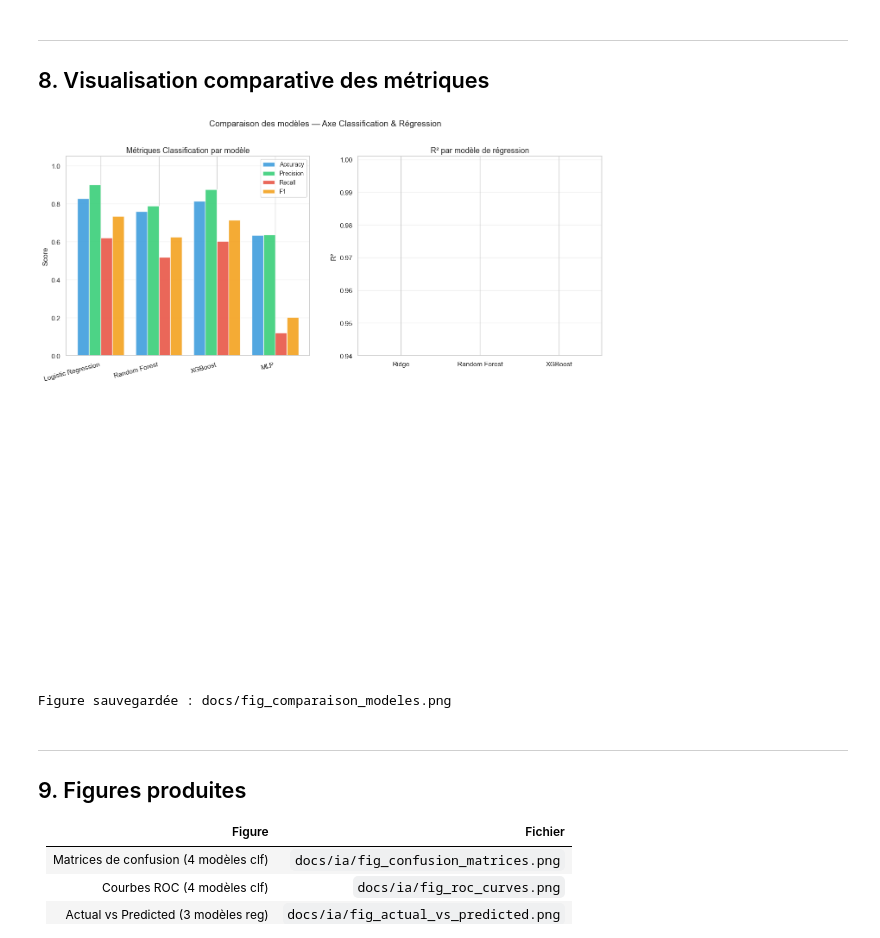
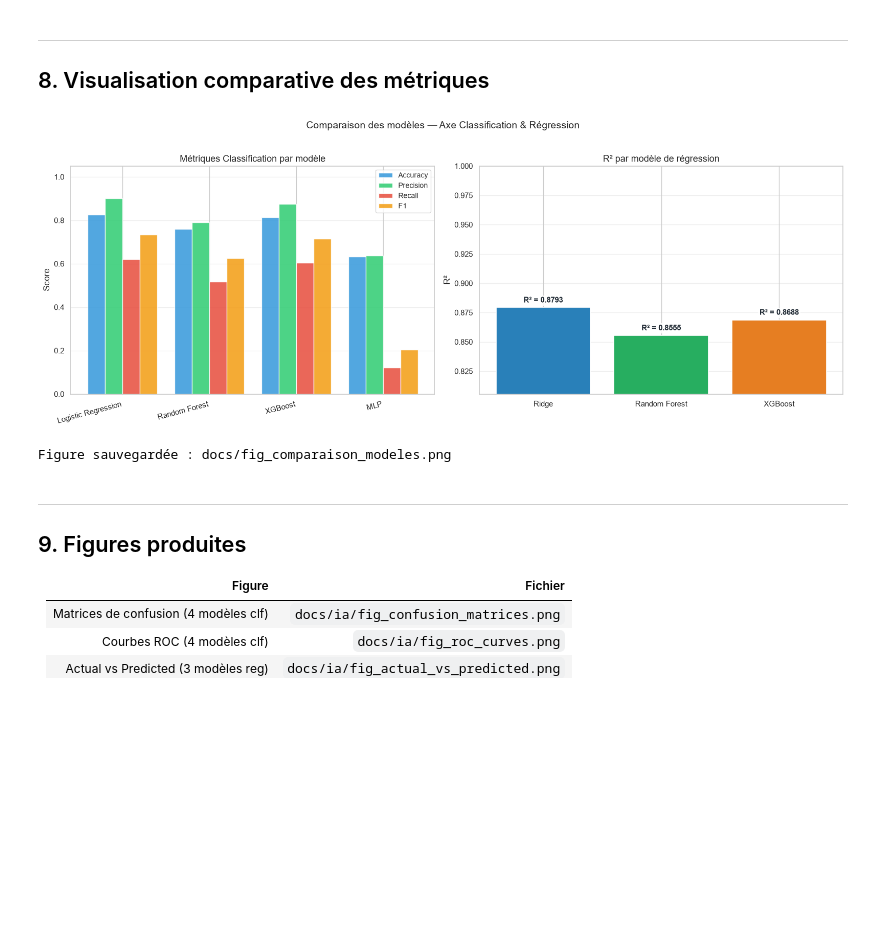
Before and after one commit to Oggye/MSPR_1_B1, a Jupyter notebook: ia/src/ml/notebooks/02_evaluation.ipynb, the cells around one changed output. Saved outputs shown, nothing was run; the diff lists cells and outputs as text; code cells hidden in the pictures; blank space fills up the shorter version.

```diff
--- a/ia/src/ml/notebooks/02_evaluation.ipynb
+++ b/ia/src/ml/notebooks/02_evaluation.ipynb
@@ -394,39 +363,53 @@ palette = ["#3498db", "#2ecc71", "#e74c3c", "#f39c12"]
 for i, (metric, color) in enumerate(zip(metrics_clf, palette)):
     values = [clf_metrics_map[m][metric.lower()] for m in models_clf]
     axes[0].bar(x + i * width, values, width, label=metric, color=color, alpha=0.85)
 
 axes[0].set_xticks(x + width * 1.5)
 axes[0].set_xticklabels(models_clf, rotation=15, ha="right")
 axes[0].set_ylim(0, 1.05)
 axes[0].set_title("Métriques Classification par modèle", fontsize=13)
 axes[0].set_ylabel("Score")
 axes[0].legend(fontsize=10)
 axes[0].grid(True, axis="y", alpha=0.3)
 
 # --- Régression : barplot R² ---
 models_reg = list(reg_metrics_map.keys())
 r2_values  = [reg_metrics_map[m]["r2"] for m in models_reg]
 colors_r2  = ["#2980b9", "#27ae60", "#e67e22"]
 
 bars = axes[1].bar(models_reg, r2_values, color=colors_r2, edgecolor="white", linewidth=1.2)
+
+r2_min, r2_max = min(r2_values), max(r2_values)
+y_min = min(0, r2_min - 0.05) if r2_min < 0 else max(0, r2_min - 0.05)
+y_max = max(1.0, r2_max + 0.03)
+
+axes[1].set_ylim(y_min, y_max)
+label_offset = (y_max - y_min) * 0.015
+
 for bar, val in zip(bars, r2_values):
-    axes[1].text(bar.get_x() + bar.get_width()/2,
-                 bar.get_height() - 0.01,
-                 f"{val:.4f}", ha="center", va="top",
-                 fontsize=11, fontweight="bold", color="white")
-axes[1].set_ylim(0.94, 1.001)
+    axes[1].text(
+        bar.get_x() + bar.get_width() / 2,
+        val + label_offset,
+        f"R² = {val:.4f}",
+        ha="center",
+        va="bottom",
+        fontsize=11,
+        fontweight="bold",
+        color="#1f2933",
+        bbox=dict(facecolor="white", edgecolor="none", alpha=0.85, pad=2)
+    )
 axes[1].set_title("R² par modèle de régression", fontsize=13)
 axes[1].set_ylabel("R²")
 axes[1].grid(True, axis="y", alpha=0.3)
 
 plt.suptitle("Comparaison des modèles — Axe Classification & Régression",
              fontsize=14, y=1.02)
 plt.tight_layout()
 plt.savefig(DOCS_DIR / "fig_comparaison_modeles.png", bbox_inches="tight")
 plt.show()
 print("Figure sauvegardée : docs/fig_comparaison_modeles.png")
 # %% [output]
-[figure, old version]
+[figure, new version]
 Figure sauvegardée : docs/fig_comparaison_modeles.png
 # %% [markdown]
 ---
```
Also changed, not shown: parts of 6 cells of this notebook.
